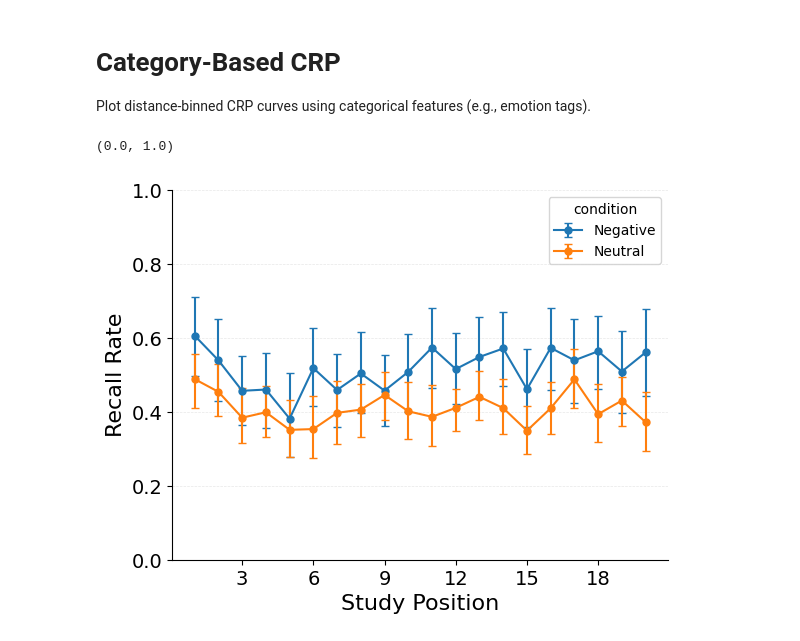
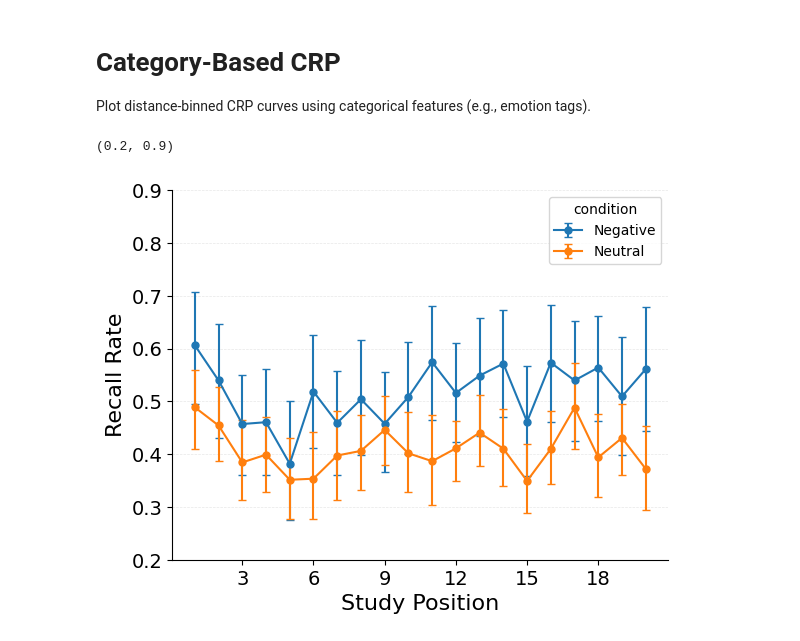
Before and after one commit to githubpsyche/jaxcmr, a Jupyter notebook: templates/cat_spc.ipynb, the cells around one changed output. Cells and saved outputs as stored; diff of their text form; code cells hidden in the pictures.

```diff
--- a/templates/cat_spc.ipynb
+++ b/templates/cat_spc.ipynb
@@ -21,13 +21,13 @@ trial_mask = generate_trial_mask(data, data_query)
 # %%
 axis = plot_cat_spc(
     datasets=[data],
     trial_masks=trial_mask,
     category_field=category_field,
     category_values=[1, 2],
     contrast_name=category_field,
     labels=["Negative", "Neutral"],
 )
-axis.set_ylim([0, 1])
+axis.set_ylim([.2, .9])
 # %% [output]
-(0.0, 1.0)
+(0.2, 0.9)
-[figure, old version]
+[figure, new version]
```
Also changed, not shown: 26 other files.
